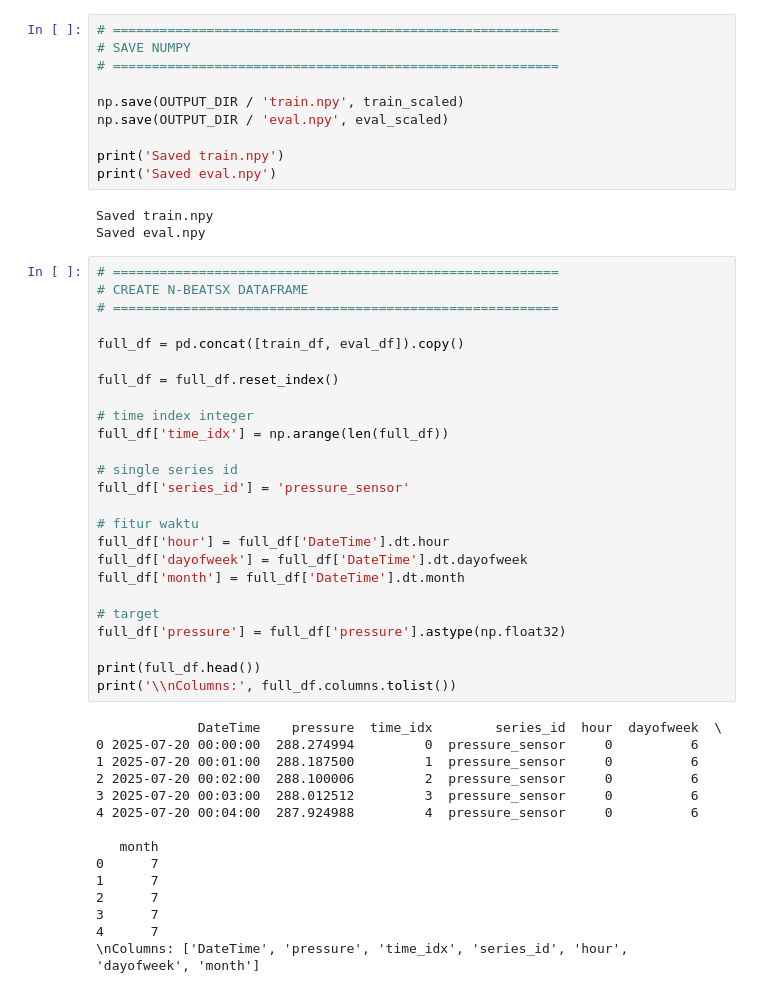
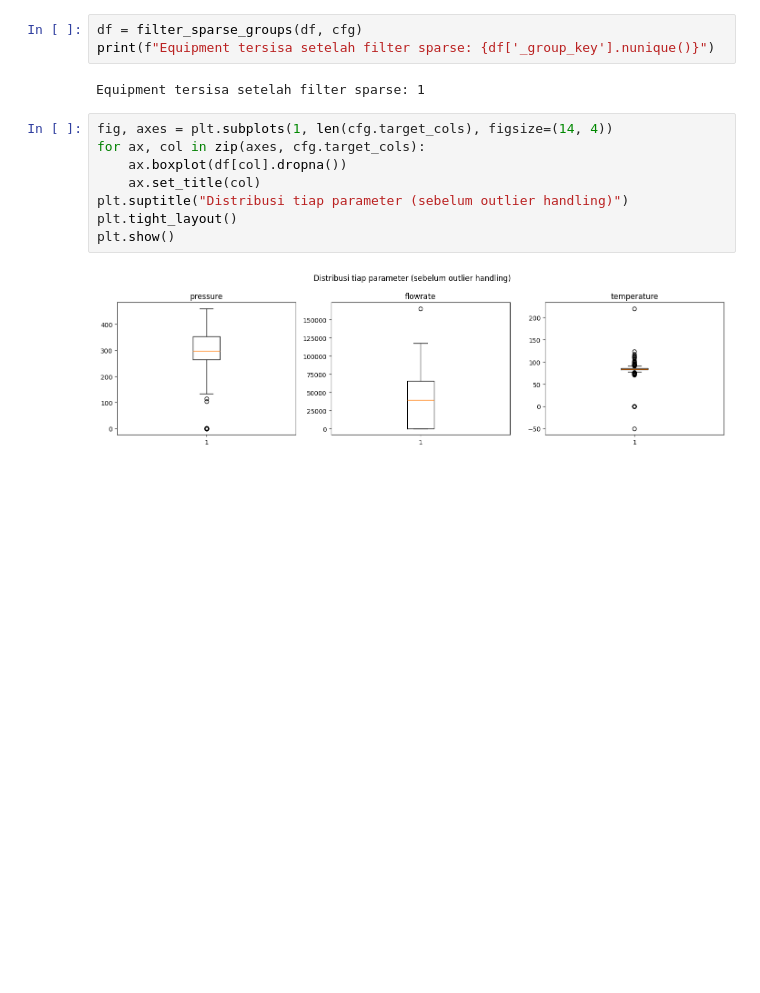
Before and after one commit to Integrated-Monitoring-System/IMS-Model-Forecasting, a Jupyter notebook: N-BeatsX/preproc.ipynb, the cells around one changed output. Cells and saved outputs as stored; diff of their text form; blank space fills up the shorter version.

```diff
--- a/N-BeatsX/preproc.ipynb
+++ b/N-BeatsX/preproc.ipynb
@@ -196,54 +205,16 @@ Eval scaled : (27875, 1)
 # %%
-# =========================================================
-# SAVE NUMPY
-# =========================================================
-
-np.save(OUTPUT_DIR / 'train.npy', train_scaled)
-np.save(OUTPUT_DIR / 'eval.npy', eval_scaled)
-
-print('Saved train.npy')
-print('Saved eval.npy')
+df = filter_sparse_groups(df, cfg)
+print(f"Equipment tersisa setelah filter sparse: {df['_group_key'].nunique()}")
 # %% [output]
-Saved train.npy
-Saved eval.npy
+Equipment tersisa setelah filter sparse: 1
 # %%
-# =========================================================
-# CREATE N-BEATSX DATAFRAME
-# =========================================================
-
-full_df = pd.concat([train_df, eval_df]).copy()
-
-full_df = full_df.reset_index()
-
-# time index integer
-full_df['time_idx'] = np.arange(len(full_df))
-
-# single series id
-full_df['series_id'] = 'pressure_sensor'
-
-# fitur waktu
-full_df['hour'] = full_df['DateTime'].dt.hour
-full_df['dayofweek'] = full_df['DateTime'].dt.dayofweek
-full_df['month'] = full_df['DateTime'].dt.month
-
-# target
-full_df['pressure'] = full_df['pressure'].astype(np.float32)
-
-print(full_df.head())
-print('\\nColumns:', full_df.columns.tolist())
+fig, axes = plt.subplots(1, len(cfg.target_cols), figsize=(14, 4))
+for ax, col in zip(axes, cfg.target_cols):
+    ax.boxplot(df[col].dropna())
+    ax.set_title(col)
+plt.suptitle("Distribusi tiap parameter (sebelum outlier handling)")
+plt.tight_layout()
+plt.show()
 # %% [output]
-             DateTime    pressure  time_idx        series_id  hour  dayofweek  \
-0 2025-07-20 00:00:00  288.274994         0  pressure_sensor     0          6
-1 2025-07-20 00:01:00  288.187500         1  pressure_sensor     0          6
-2 2025-07-20 00:02:00  288.100006         2  pressure_sensor     0          6
-3 2025-07-20 00:03:00  288.012512         3  pressure_sensor     0          6
-4 2025-07-20 00:04:00  287.924988         4  pressure_sensor     0          6
-
-   month
-0      7
-1      7
-2      7
-3      7
-4      7
-\nColumns: ['DateTime', 'pressure', 'time_idx', 'series_id', 'hour', 'dayofweek', 'month']
+[figure, added]
 # %%
```
Also changed, not shown: parts of 18 cells of this notebook, 3 other files.
